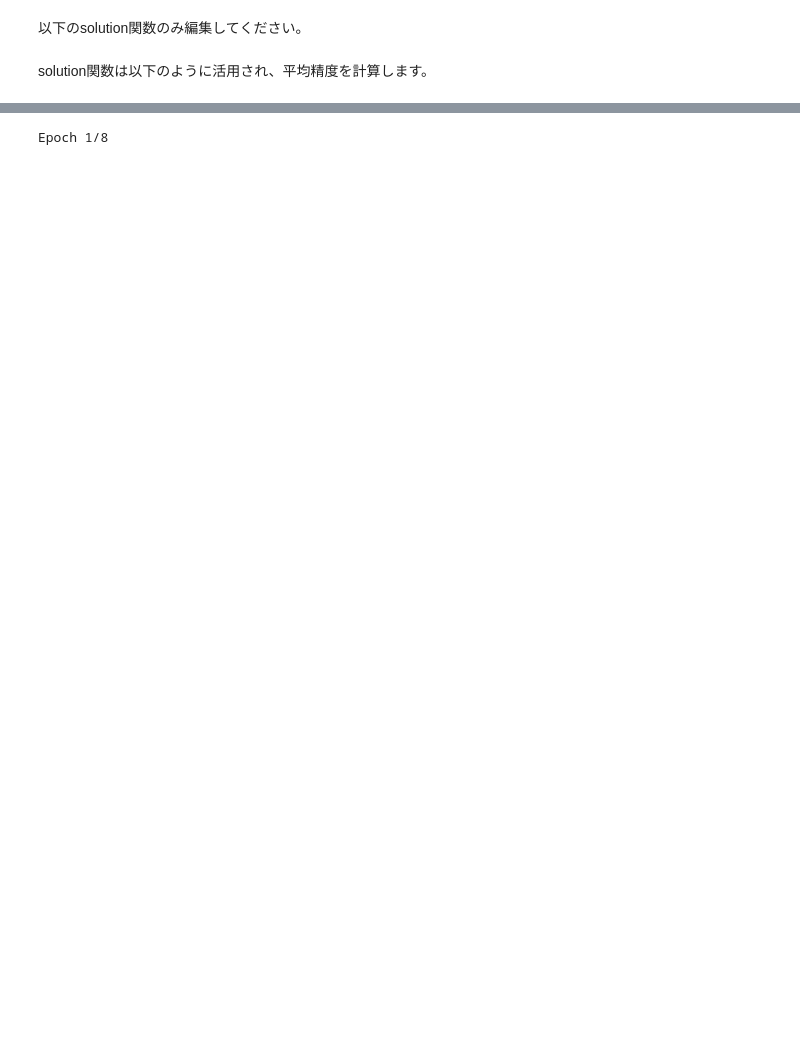
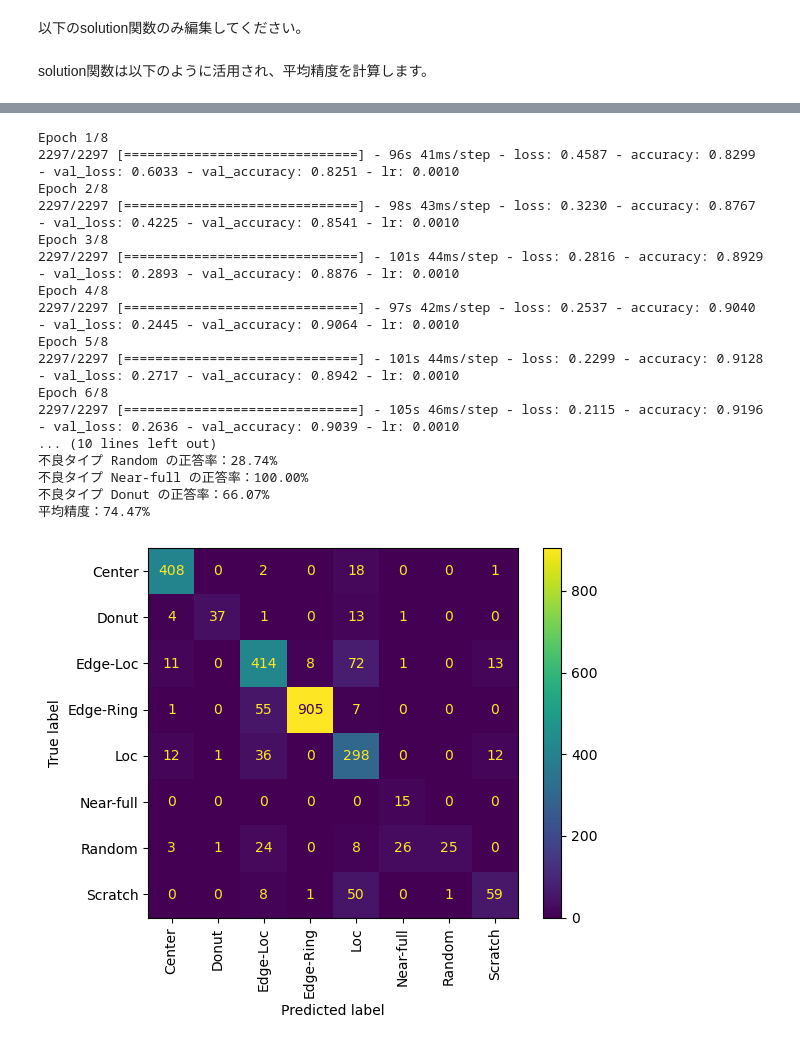
Before and after one commit to smizuoch/particle_quest, a Jupyter notebook: work/02_Submission/CNN_Attention_Submission.ipynb, the cells around one changed output, grey strips where cells are left out. Drawn from its saved outputs; the diff is of its cells as text; code cells hidden in the pictures; blank space fills up the shorter version.

```diff
--- a/work/02_Submission/CNN_Attention_Submission.ipynb
+++ b/work/02_Submission/CNN_Attention_Submission.ipynb
@@ -175,4 +175,9 @@ if type(y_test_df) == type(user_result_df) and y_test_df.shape == user_result_df
     average_accuracy = sum(accuracies.values()) / len(accuracies)
 
 print(f"平均精度：{average_accuracy * 100:.2f}%")
+
+import matplotlib.pyplot as plt
+from sklearn.metrics import ConfusionMatrixDisplay
+ConfusionMatrixDisplay.from_predictions(y_test_df, user_result_df, xticks_rotation="vertical")
+plt.show()
 # %% [output]
@@ -180,2 +185,19 @@ print(f"平均精度：{average_accuracy * 100:.2f}%")
 To enable the following instructions: AVX2 FMA, in other operations, rebuild TensorFlow with the appropriate compiler flags.
 Epoch 1/8
+2297/2297 [==============================] - 96s 41ms/step - loss: 0.4587 - accuracy: 0.8299 - val_loss: 0.6033 - val_accuracy: 0.8251 - lr: 0.0010
+Epoch 2/8
+2297/2297 [==============================] - 98s 43ms/step - loss: 0.3230 - accuracy: 0.8767 - val_loss: 0.4225 - val_accuracy: 0.8541 - lr: 0.0010
+Epoch 3/8
+2297/2297 [==============================] - 101s 44ms/step - loss: 0.2816 - accuracy: 0.8929 - val_loss: 0.2893 - val_accuracy: 0.8876 - lr: 0.0010
+Epoch 4/8
+2297/2297 [==============================] - 97s 42ms/step - loss: 0.2537 - accuracy: 0.9040 - val_loss: 0.2445 - val_accuracy: 0.9064 - lr: 0.0010
+Epoch 5/8
+2297/2297 [==============================] - 101s 44ms/step - loss: 0.2299 - accuracy: 0.9128 - val_loss: 0.2717 - val_accuracy: 0.8942 - lr: 0.0010
+Epoch 6/8
+2297/2297 [==============================] - 105s 46ms/step - loss: 0.2115 - accuracy: 0.9196 - val_loss: 0.2636 - val_accuracy: 0.9039 - lr: 0.0010
+... (10 lines left out)
+不良タイプ Random の正答率：28.74%
+不良タイプ Near-full の正答率：100.00%
+不良タイプ Donut の正答率：66.07%
+平均精度：74.47%
+[figure, added]
```
Also changed, not shown: parts of 1 cell of this notebook.
